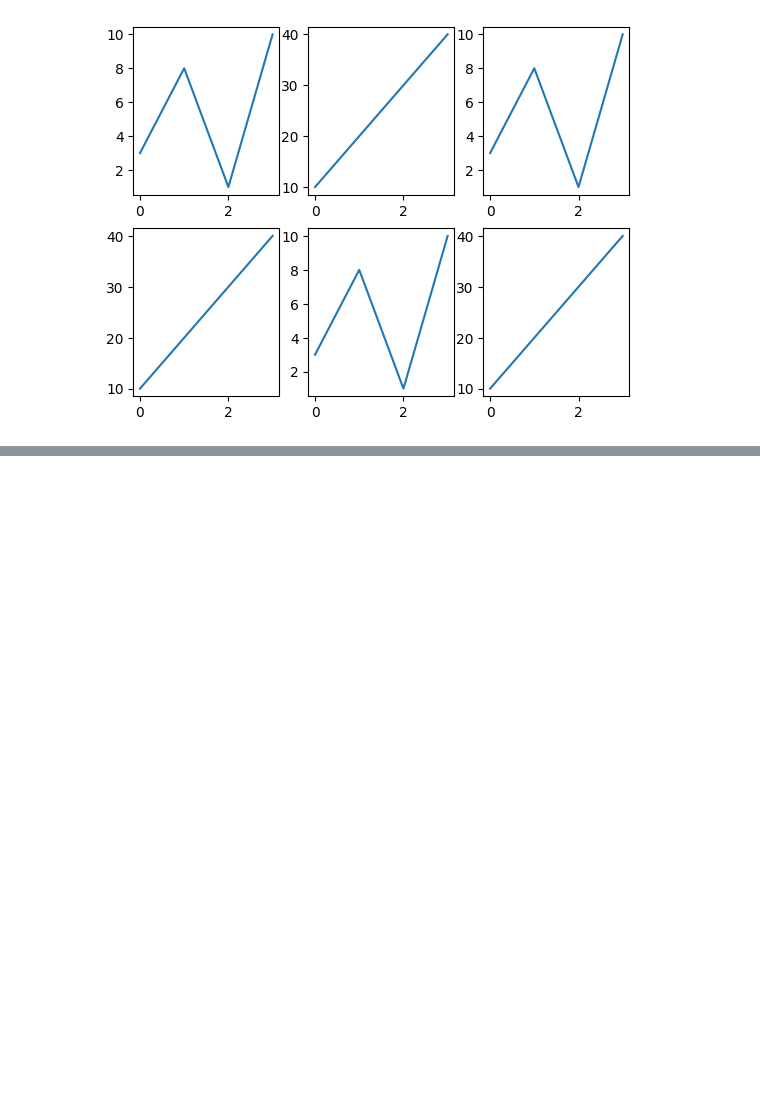
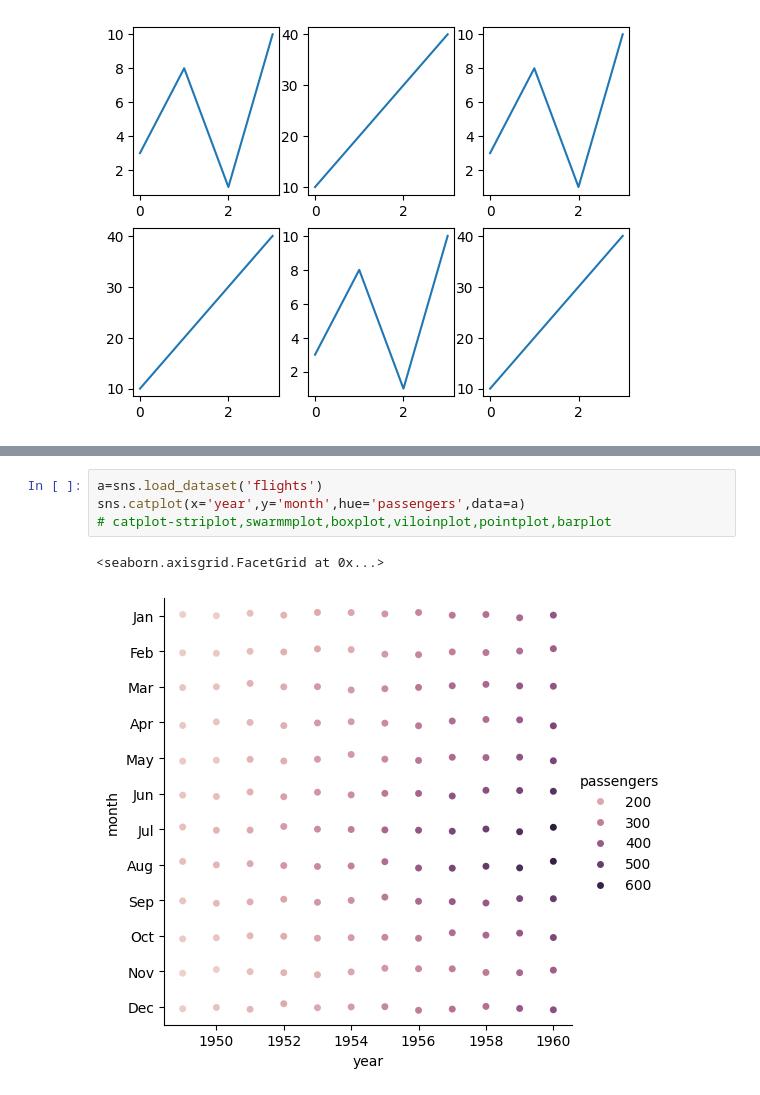
Before and after one commit to Sagarika-Ande/Matplotlib, a Jupyter notebook: Matplotlib.ipynb, the cells around one changed output, grey strips where cells are left out. Saved outputs shown, nothing was run; the diff lists cells and outputs as text; blank space fills up the shorter version.

```diff
--- a/Matplotlib.ipynb
+++ b/Matplotlib.ipynb
@@ -162,0 +198,7 @@ plt.show()
+# %%
+a=sns.load_dataset('flights')
+sns.catplot(x='year',y='month',hue='passengers',data=a)
+# catplot-striplot,swarmmplot,boxplot,viloinplot,pointplot,barplot
+# %% [output]
+<seaborn.axisgrid.FacetGrid at 0x...>
+[figure, added]
```
Also changed, not shown: parts of 4 cells of this notebook.
